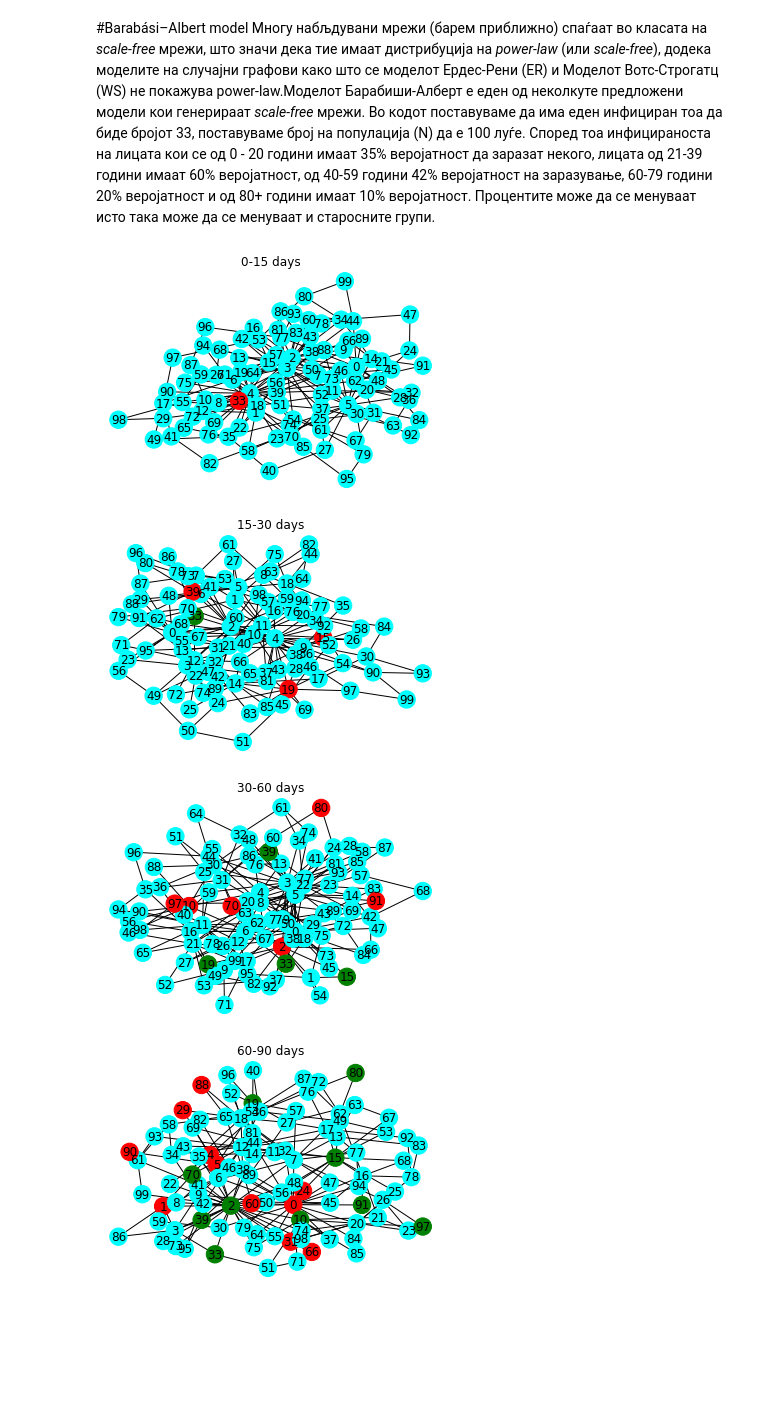
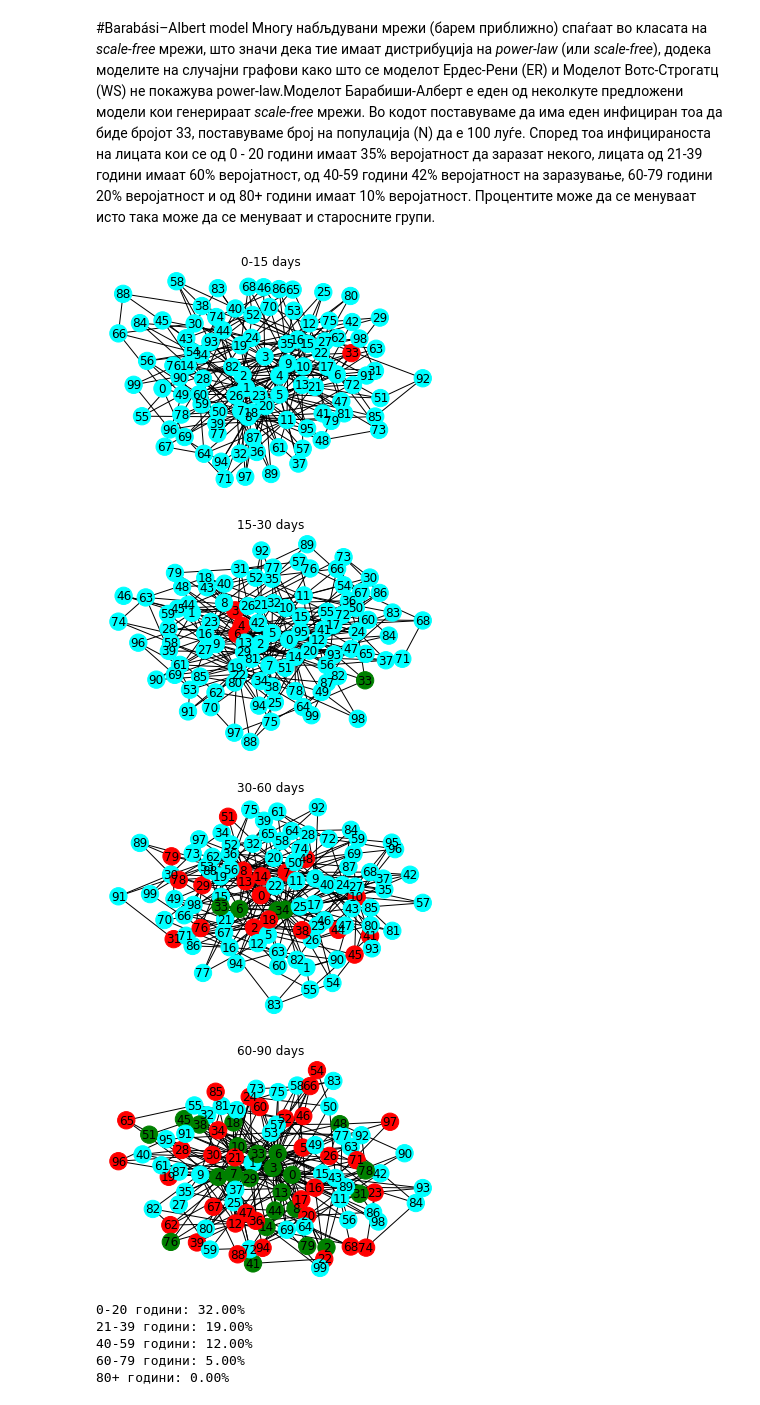
Before and after one commit to markedone123/SIR-Model_MiS, a Jupyter notebook: СИР модел .ipynb, the cells around one changed output. Saved outputs shown, nothing was run; the diff lists cells and outputs as text; code cells hidden in the pictures; blank space fills up the shorter version.

```diff
--- a/СИР модел .ipynb
+++ b/СИР модел .ipynb
@@ -173,19 +173,20 @@ healed = []
 infected = [33]
 G = None
 infection_chance = 0 #chance to infect
-N = 100 #population
+N = 100# population
+counters = [0,1,0,0,0]
 
 # we are creating only one graph
 # G = nx.Graph()
 
 def generate_graph(n):
-    global G, healed, susceptible, infected
+    global G, healed, susceptible, infected, counters
 
     # n - number of people(population)
     # contacts - random contacts between people
     # danger => easy(green), medium(bluish), high(red)
 
-    if(G is not None):    # write the infected logic here
+    if(G is not None):#write the infected logic here
         healed = healed + infected
         temp_infected = []
         for infected_person in infected:
@@ -203,40 +204,67 @@ def generate_graph(n):
                 elif infected_person>0.98*n and infected_person<=n: #80> godini 2.0%
                     infection_chance=0.1
 
+
                 if rolled_chance<=infection_chance and neighbor not in infected and neighbor not in healed:
                     temp_infected.append(neighbor)
+        for infected in temp_infected:
 
+            if infected >= 0 and infected < 0.33 * n:  # 0-20 godini 33.1%
+                counters[0] += 1
+            elif infected >= 0.33 * n and infected <= 0.63 * n:  # 20-39 godini 29.9%
+                counters[1] += 1
+            elif infected > 0.63 * n and infected <= 0.86 * n:  # 40-59 godini 23.1%
+                counters[2] += 1
+            elif infected > 0.86 * n and infected <= 0.98 * n:  # 60-79 godini 11.9%
+                counters[3] += 1
+            elif infected > 0.98 * n and infected <= n:  # 80> godini 2.0%
+                counters[4] += 1
         infected=temp_infected
 
-    G = nx.barabasi_albert_graph(n, 2)
+    G = nx.barabasi_albert_graph(n, 3)
 
     color_map = []
     for node in G:
         if node in healed:
             color_map.append('green')
         elif node in infected:
             color_map.append('red')
         else:
             color_map.append('cyan')
 
     nx.draw(G, node_color=color_map, with_labels=True)
 plt.title('0-15 days')
 generate_graph(N)
 plt.show()
 
+
 plt.title('15-30 days')
 generate_graph(N)
 plt.show()
+
+
 
 plt.title('30-60 days')
 generate_graph(N)
 plt.show()
 
+
+
 plt.title('60-90 days')
 generate_graph(N)
 plt.show()
+print(f"0-20 години: {counters[0]/N :.2%}")
+print(f"21-39 години: {counters[1]/N :.2%}")
+print(f"40-59 години: {counters[2]/N :.2%}")
+print(f"60-79 години: {counters[3]/N :.2%}")
+print(f"80+ години: {counters[4]/N :.2%}")
 # %% [output]
-[figure, old version]
+[figure, new version]
-[figure, old version]
+[figure, new version]
-[figure, old version]
+[figure, new version]
-[figure, old version]
+[figure, new version]
+0-20 години: 32.00%
+21-39 години: 19.00%
+40-59 години: 12.00%
+60-79 години: 5.00%
+80+ години: 0.00%
```
Also changed, not shown: parts of 2 cells of this notebook.
